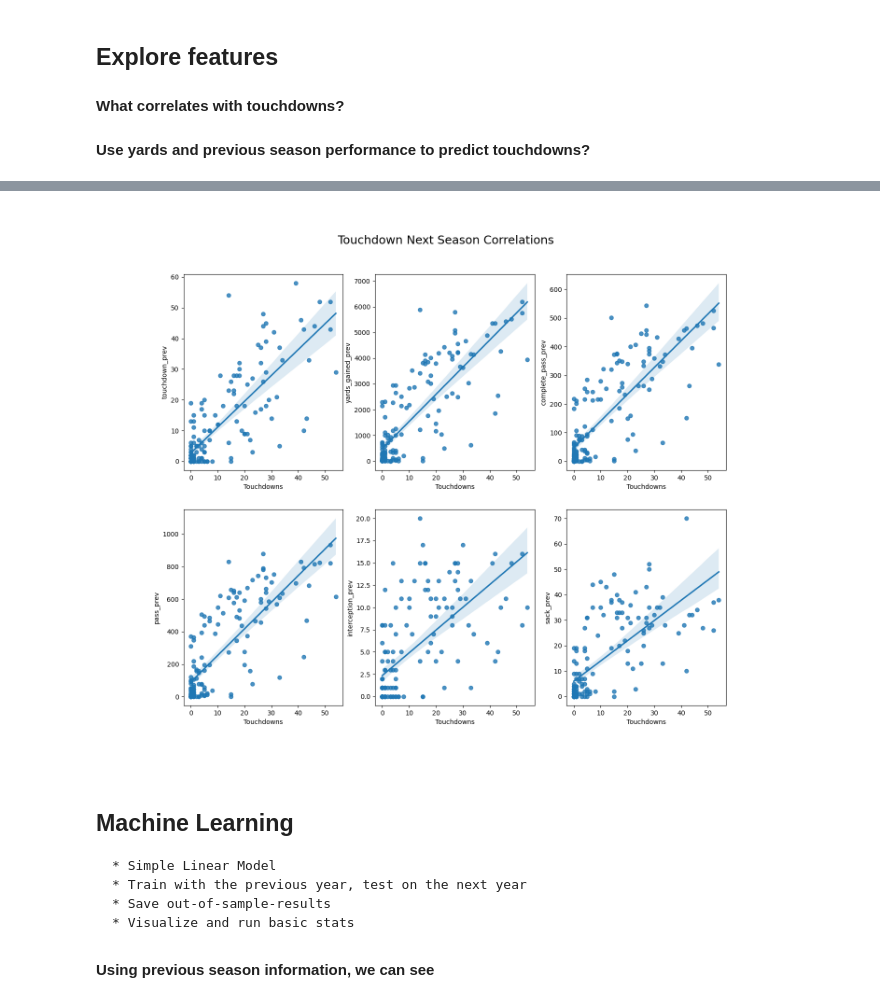
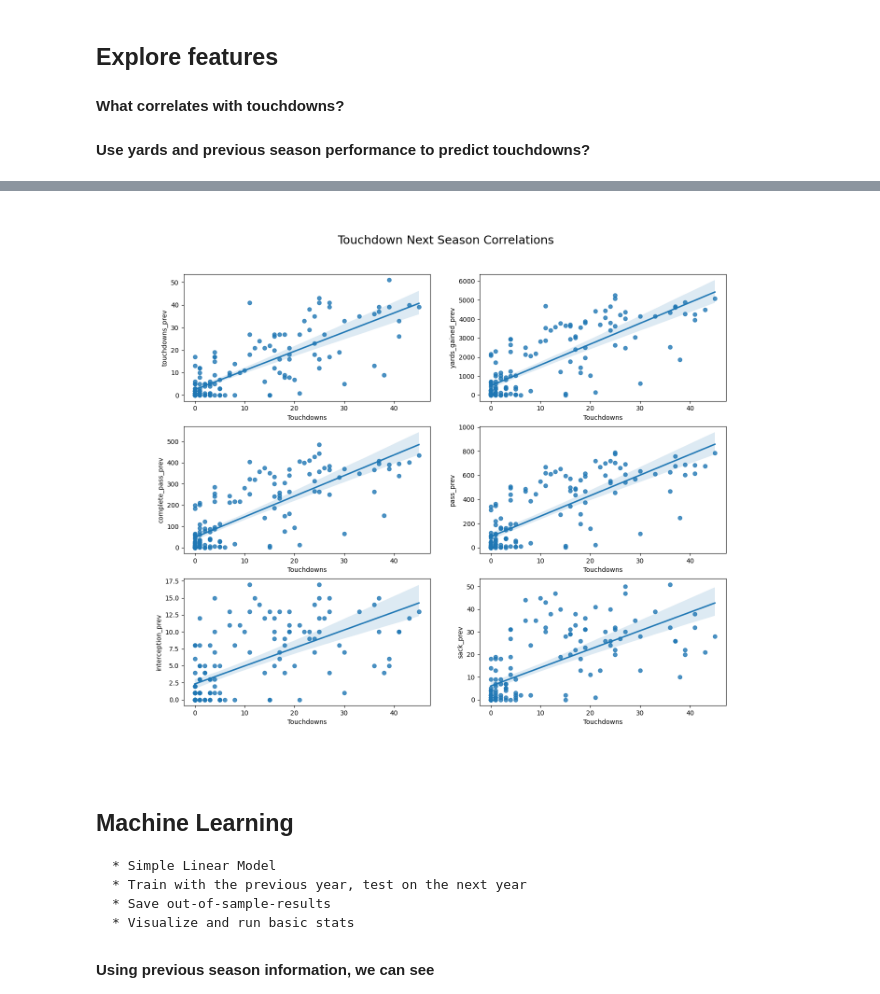
Before and after one commit to pauldenato/Local-Modeling, a Jupyter notebook: labs/passer-tds-predictions.ipynb, the cells around one changed output, grey strips where cells are left out. Drawn from its saved outputs; the diff is of its cells as text; code cells hidden in the pictures.

```diff
--- a/labs/passer-tds-predictions.ipynb
+++ b/labs/passer-tds-predictions.ipynb
@@ -111,19 +119,23 @@ df.sample(5)
 
 # Let's take some basic quarterback stats
 qb_feats = ['season', 'passer_id', 'passer', 'pass',
-            'complete_pass', 'interception',
-            'sack', 'yards_gained', 'touchdown']
+            'complete_pass', 'interception', 'sack',
+            'yards_gained', 'rush_touchdown', 'pass_touchdown']
 
 # Let's group by season and who the passer was
 groupby_feats = ['season', 'passer_id', 'passer']
 
 # group by and aggregate by sum
+#
 qb_df = (df
-         .loc[:, qb_feats]
+         .loc[df['season_type'] == 'REG', qb_feats]
          .groupby(groupby_feats,
                   as_index=False)
          .sum())
 
+qb_df['touchdowns'] = 0
+qb_df['touchdowns'] = qb_df['rush_touchdown'] + qb_df['pass_touchdown']
+
 # random sample of 10 player-seasons
-qb_df.sample(10)
+qb_df.sort_values(['season','touchdowns'], ascending=False).head(10)
 # %% [output]
@@ -151,7 +163,7 @@ plt.subplots_adjust(hspace=0.2)
 plt.suptitle("Touchdown Correlations", fontsize=18, y=0.95)
 
 # set number of columns (use 3 to demonstrate the change)
-ncols = 3
+ncols = 2
 # calculate number of rows
 nrows = len(correlators) // ncols + (len(correlators) % ncols > 0)
 
@@ -160,7 +172,7 @@ for n, correlation in enumerate(correlators):
     # add a new subplot iteratively using nrows and cols
     ax = plt.subplot(nrows, ncols, n + 1)
     # plot our data
-    sns.regplot(data=qb_df, x='touchdown', y=correlation)
+    sns.regplot(data=qb_df, x='touchdowns', y=correlation)
     # chart formatting
     # ax.set_title("Touchdowns & " + correlation.upper())
     ax.set_xlabel("Touchdowns")
@@ -209,30 +226,30 @@ new_qb_df.sample(10)
 # %%
 # let's see what correlates with next season touchdowns
 # list of columns we think correlate to TDs
-correlators = ['touchdown_prev','yards_gained_prev', 'complete_pass_prev', 'pass_prev', 'interception_prev','sack_prev']
+correlators = ['touchdowns_prev','yards_gained_prev', 'complete_pass_prev', 'pass_prev', 'interception_prev','sack_prev']
 # set the plot figure
 plt.figure(figsize=(15, 12))
 # adjust spacing and set subplots title
 plt.subplots_adjust(hspace=0.2)
 plt.suptitle("Touchdown Next Season Correlations", fontsize=18, y=0.95)
 
 # set number of columns (use 3 to demonstrate the change)
-ncols = 3
+ncols = 2
 # calculate number of rows
 nrows = len(correlators) // ncols + (len(correlators) % ncols > 0)
 
 # loop through the length of our correlators and keep track of index
 for n, correlation in enumerate(correlators):
     # add a new subplot iteratively using nrows and cols
     ax = plt.subplot(nrows, ncols, n + 1)
     # plot our data
-    sns.regplot(data=new_qb_df, x='touchdown', y=correlation)
+    sns.regplot(data=new_qb_df, x='touchdowns', y=correlation)
     # chart formatting
     # ax.set_title("Touchdowns & " + correlation.upper())
     ax.set_xlabel("Touchdowns")
 %matplot plt
 # %% [output]
-[figure, old version]
+[figure, new version]
 # %% [markdown]
 ## **Machine Learning**
     * Simple Linear Model
```
Also changed, not shown: parts of 17 cells of this notebook.
